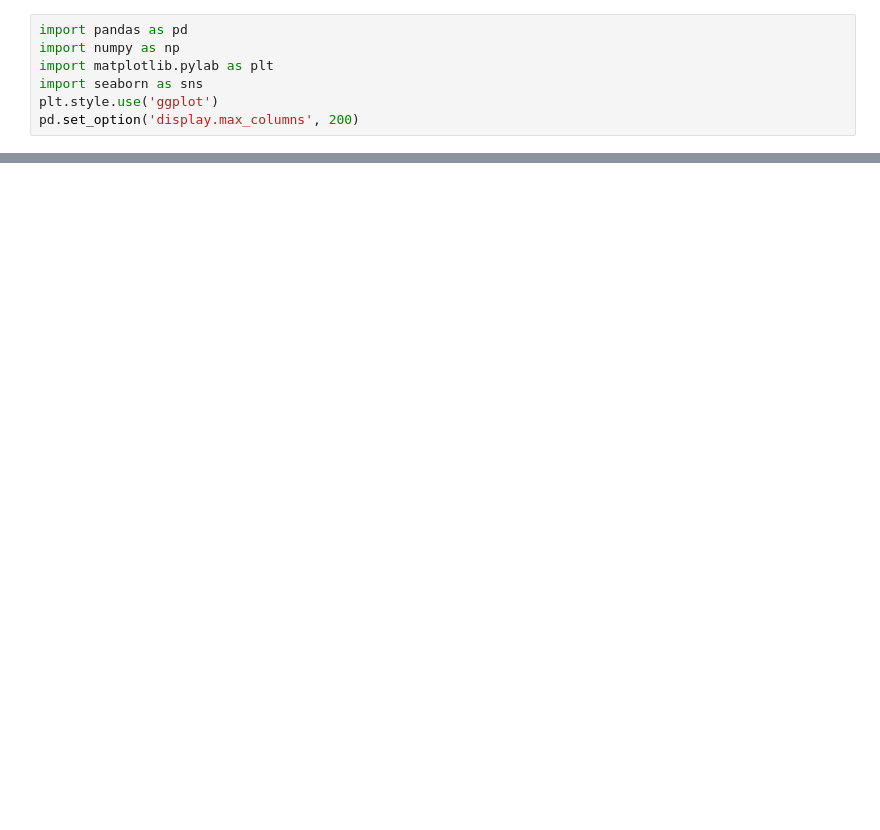
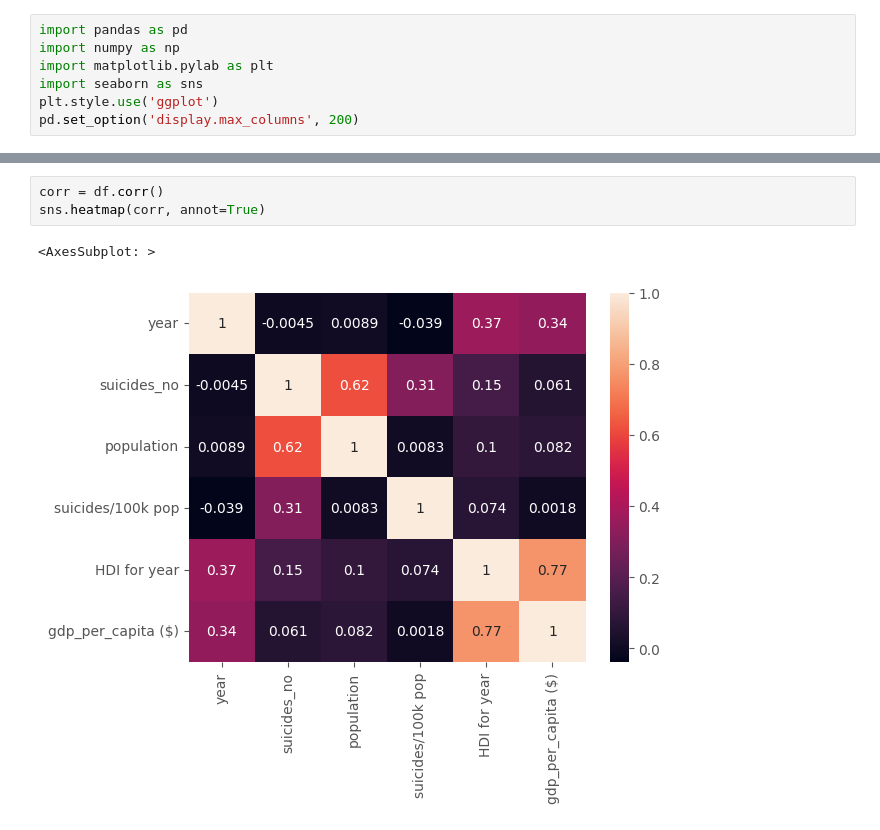
Before and after one commit to MarcelRosier/bdp_project, a Jupyter notebook: mental_health/eda.ipynb, the cells around one changed output, grey strips where cells are left out. Saved outputs shown, nothing was run; the diff lists cells and outputs as text; blank space fills up the shorter version.

```diff
--- a/mental_health/eda.ipynb
+++ b/mental_health/eda.ipynb
@@ -23,0 +187,6 @@ df = pd.read_csv('suicide_dataset.csv')
+# %%
+corr = df.corr()
+sns.heatmap(corr, annot=True)
+# %% [output]
+<AxesSubplot: >
+[figure, added]
```
Also changed, not shown: parts of 19 cells of this notebook.
